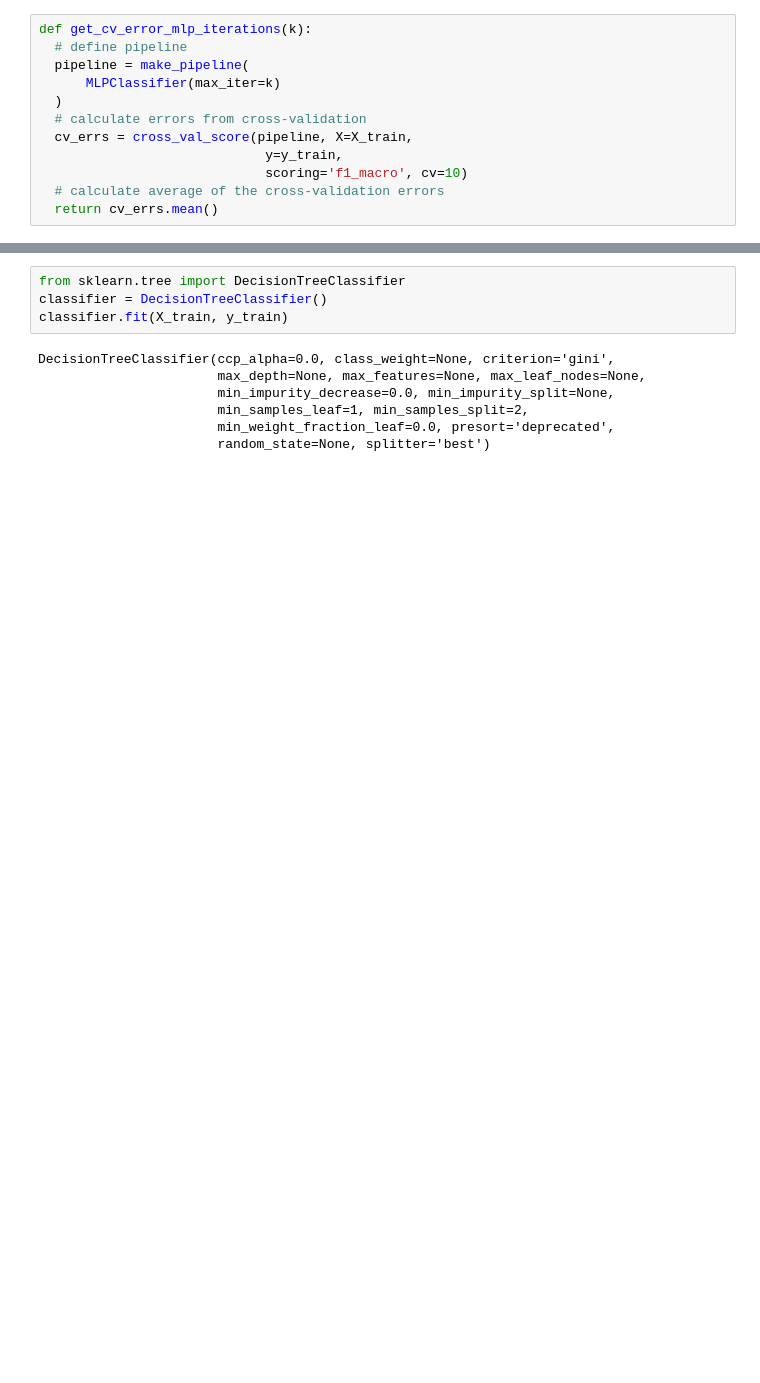
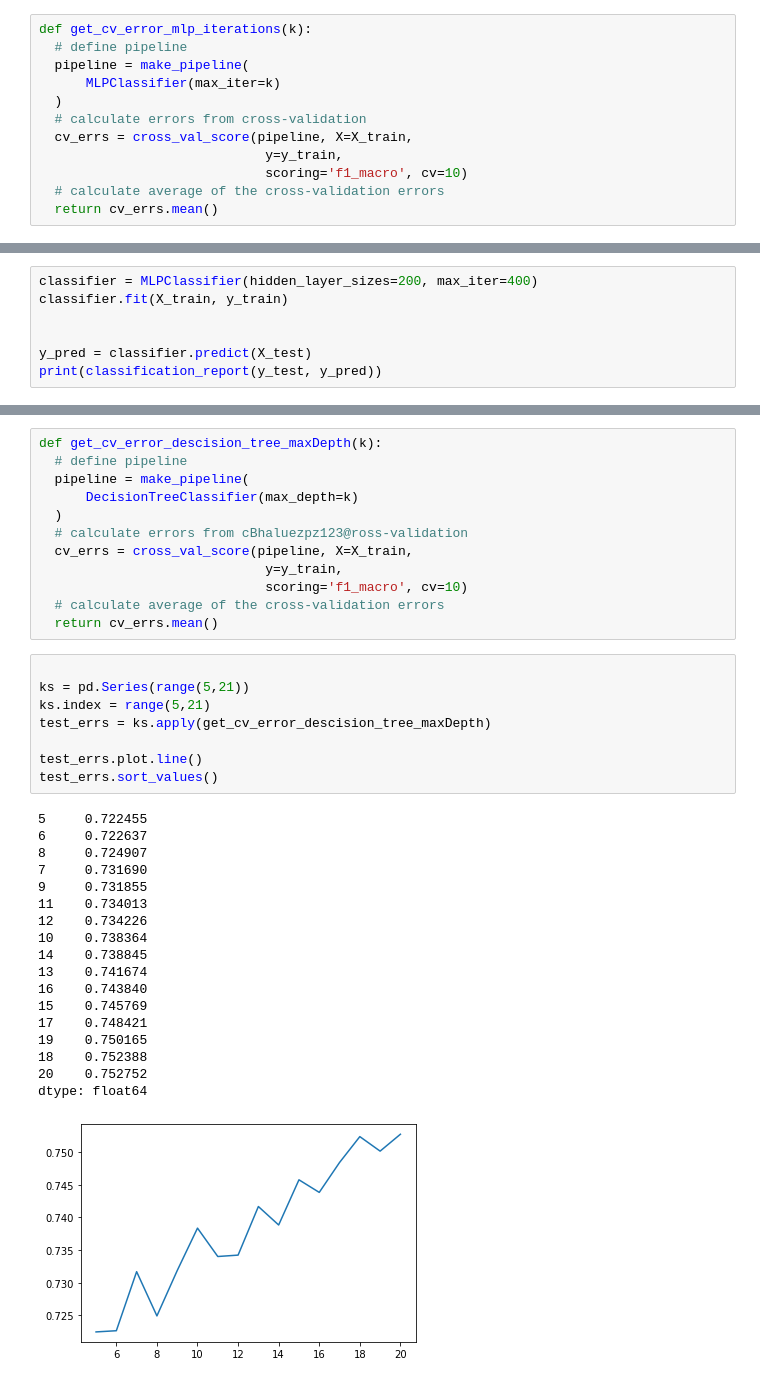
Before and after one commit to John-Blodgett/CSC466-Project, a Jupyter notebook: KNearestClassifier.ipynb, the cells around one changed output, grey strips where cells are left out. Cells and saved outputs as stored; diff of their text form; blank space fills up the shorter version.

Commit message:
Added scores

```diff
--- a/KNearestClassifier.ipynb
+++ b/KNearestClassifier.ipynb
@@ -157,0 +175,7 @@ test_errs.sort_values()
+# %%
+classifier = MLPClassifier(hidden_layer_sizes=200, max_iter=400)
+classifier.fit(X_train, y_train)
+
+
+y_pred = classifier.predict(X_test)
+print(classification_report(y_test, y_pred))
@@ -179,11 +219,39 @@ weighted avg       0.25      0.25      0.11      1050
-# %%
-from sklearn.tree import DecisionTreeClassifier
-classifier = DecisionTreeClassifier()
-classifier.fit(X_train, y_train)
-# %% [output]
-DecisionTreeClassifier(ccp_alpha=0.0, class_weight=None, criterion='gini',
-                       max_depth=None, max_features=None, max_leaf_nodes=None,
-                       min_impurity_decrease=0.0, min_impurity_split=None,
-                       min_samples_leaf=1, min_samples_split=2,
-                       min_weight_fraction_leaf=0.0, presort='deprecated',
-                       random_state=None, splitter='best')
+# %%
+def get_cv_error_descision_tree_maxDepth(k):
+  # define pipeline
+  pipeline = make_pipeline(
+      DecisionTreeClassifier(max_depth=k)
+  )
+  # calculate errors from cBhaluezpz123@ross-validation
+  cv_errs = cross_val_score(pipeline, X=X_train,
+                             y=y_train,
+                             scoring='f1_macro', cv=10)
+  # calculate average of the cross-validation errors
+  return cv_errs.mean()
+# %%
+
+ks = pd.Series(range(5,21))
+ks.index = range(5,21)
+test_errs = ks.apply(get_cv_error_descision_tree_maxDepth)
+
+test_errs.plot.line()
+test_errs.sort_values()
+# %% [output]
+5     0.722455
+6     0.722637
+8     0.724907
+7     0.731690
+9     0.731855
+11    0.734013
+12    0.734226
+10    0.738364
+14    0.738845
+13    0.741674
+16    0.743840
+15    0.745769
+17    0.748421
+19    0.750165
+18    0.752388
+20    0.752752
+dtype: float64
+[figure, added]
```
Also changed, not shown: parts of 11 cells of this notebook.
